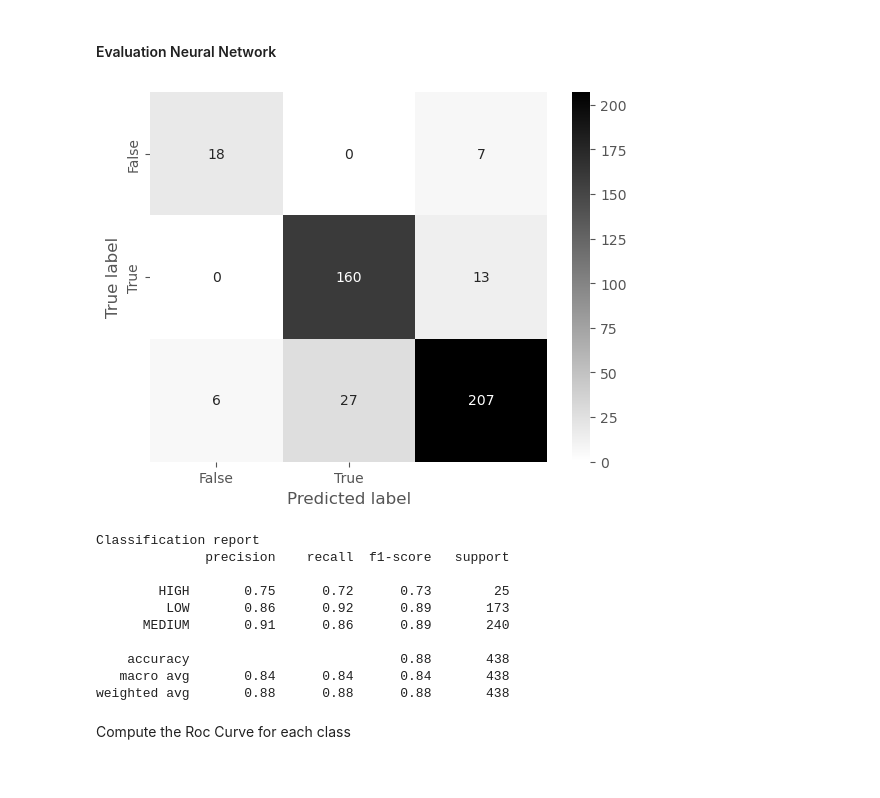
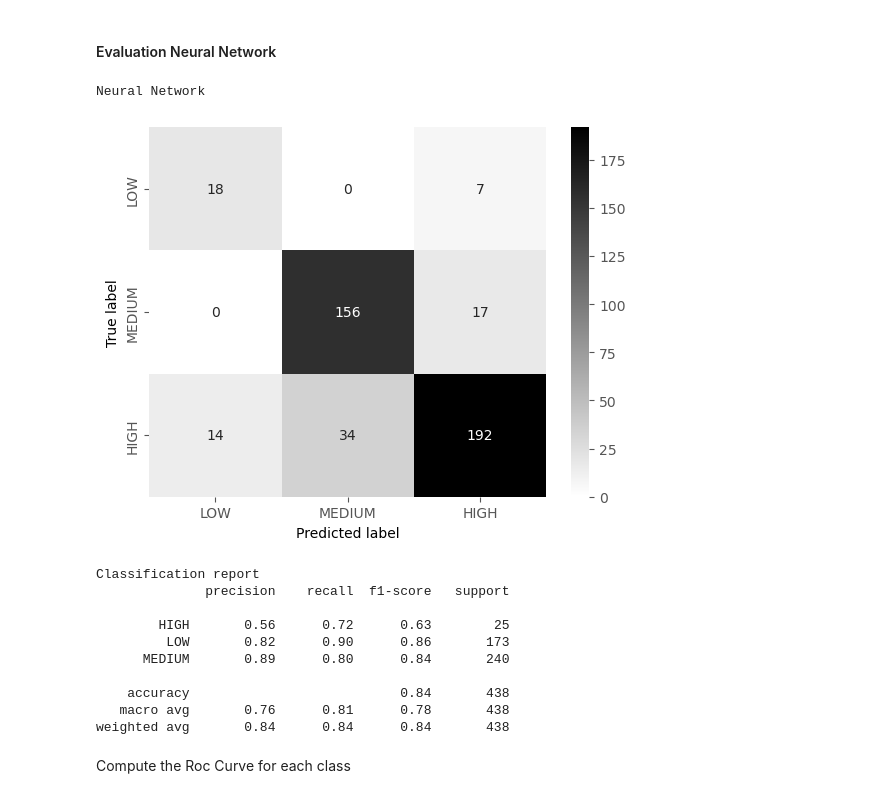
Before and after one commit to whyicn/MachineLearning, a Jupyter notebook: project.ipynb, the cells around one changed output. Saved outputs shown, nothing was run; the diff lists cells and outputs as text; code cells hidden in the pictures.

```diff
--- a/project.ipynb
+++ b/project.ipynb
@@ -239,13 +290,13 @@ for column in housePrice:
 # %%
-housePrice['LotFrontage'].replace('NA', 0, inplace=True)
+housePrice['LotFrontage'].replace('NA', -1, inplace=True)
 housePrice['LotFrontage'] = housePrice['LotFrontage'].astype(float)
 housePrice['LotFrontage'].replace(0, housePrice['LotFrontage'].mean(), inplace=True)
 
-housePrice['MasVnrArea'].replace('NA', 0, inplace=True)
+housePrice['MasVnrArea'].replace('NA', -1, inplace=True)
 housePrice['MasVnrArea'] = housePrice['MasVnrArea'].astype(float)
 housePrice['MasVnrArea'].replace(0, housePrice['MasVnrArea'].mean(), inplace=True)
 
-housePrice['GarageYrBlt'].replace('NA', 0, inplace=True)
+housePrice['GarageYrBlt'].replace('NA', -1, inplace=True)
 housePrice['GarageYrBlt'] = housePrice['GarageYrBlt'].astype(float)
 housePrice['GarageYrBlt'].replace(0, housePrice['GarageYrBlt'].mean(), inplace=True)
 
@@ -479,4 +536,5 @@ confusion_matrix
 # %%
-categories = ['False', 'True']
+categories = ['LOW', 'MEDIUM', 'HIGH']
+print("Random Forest")
 make_confusion_matrix(confusion_matrix(y_test, y_pred), categories=categories, cmap='binary')
 # %% [output]
@@ -591,7 +623,7 @@ mlp = MLPClassifier(hidden_layer_sizes=(5,5),
                         activation='relu',
                         random_state=1,
                         alpha=0.030888435964774818,
-                        max_iter=500,
+                        max_iter=1000,
                         solver='sgd',
                         tol=1e-5,
                         learning_rate_init=0.1,
@@ -601,6 +633,8 @@ mlp.fit(X_train,y_train)
 
 predict_train_mlp = mlp.predict(X_train)
 predict_test_mlp = mlp.predict(X_test)
+
+models.append(("Neural Network", mlp, mlp.predict_proba(X_test), y_test, mlp.predict(X_test)))
 # %%
 from sklearn.metrics import classification_report
 print("PREDICTION TRAINING SET")
@@ -645,10 +679,27 @@ Accuracy: 0.88
 # %% [markdown]
 #### Evaluation Neural Network
+# %%
+def make_confusion_matrix(cf, categories='auto', cbar=True, cmap='Blues', title=None):
+    group_counts = [f'{value}\n' for value in cf.flatten()]
+
+    box_labels = [f'{v1}'.strip() for v1 in group_counts]
+    box_labels = np.asarray(box_labels).reshape(cf.shape[0],cf.shape[1])
+
+    sn.heatmap(cf, annot=box_labels, fmt='', cmap=cmap, cbar=cbar, xticklabels=categories, yticklabels=categories)
+
+
+    plt.ylabel('True label')
+    plt.xlabel('Predicted label')
+
+    if title:
+        plt.title(title)
 # %%
-categories = ['False', 'True']
+categories = ['LOW', 'MEDIUM', 'HIGH']
+print("Neural Network")
 make_confusion_matrix(confusion_matrix(y_test, predict_test_mlp), categories=categories, cmap='binary')
 # %% [output]
+Neural Network
-[figure, old version]
+[figure, new version]
 # %%
 print('Classification report')
 print(classification_report(y_test, predict_test_mlp))
@@ -656,13 +707,13 @@ print(classification_report(y_test, predict_test_mlp))
 Classification report
               precision    recall  f1-score   support
 
-        HIGH       0.75      0.72      0.73        25
-         LOW       0.86      0.92      0.89       173
-      MEDIUM       0.91      0.86      0.89       240
+        HIGH       0.56      0.72      0.63        25
+         LOW       0.82      0.90      0.86       173
+      MEDIUM       0.89      0.80      0.84       240
 
-    accuracy                           0.88       438
-   macro avg       0.84      0.84      0.84       438
-weighted avg       0.88      0.88      0.88       438
+    accuracy                           0.84       438
+   macro avg       0.76      0.81      0.78       438
+weighted avg       0.84      0.84      0.84       438
 # %% [markdown]
 Compute the Roc Curve for each class
 # %%
```
Also changed, not shown: parts of 108 cells of this notebook.
